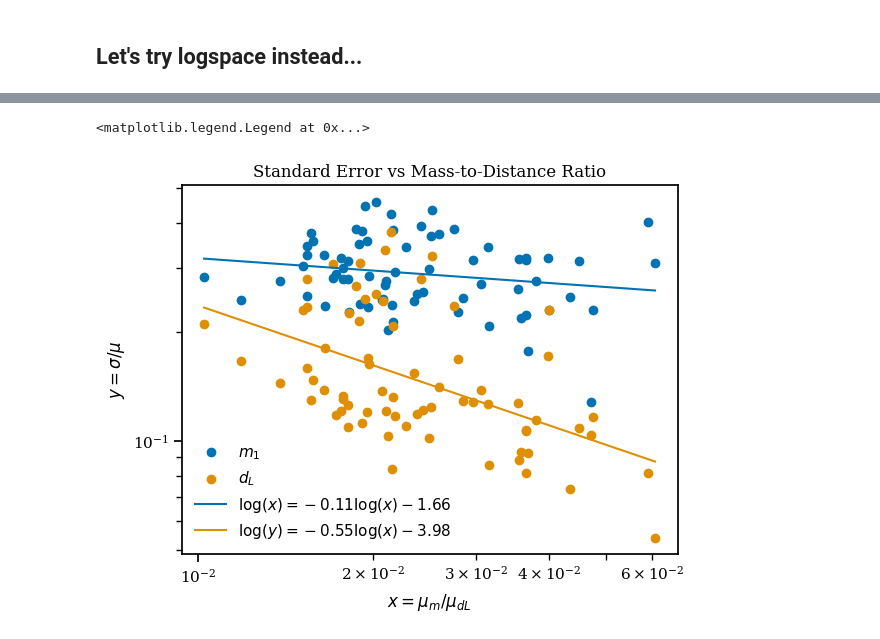
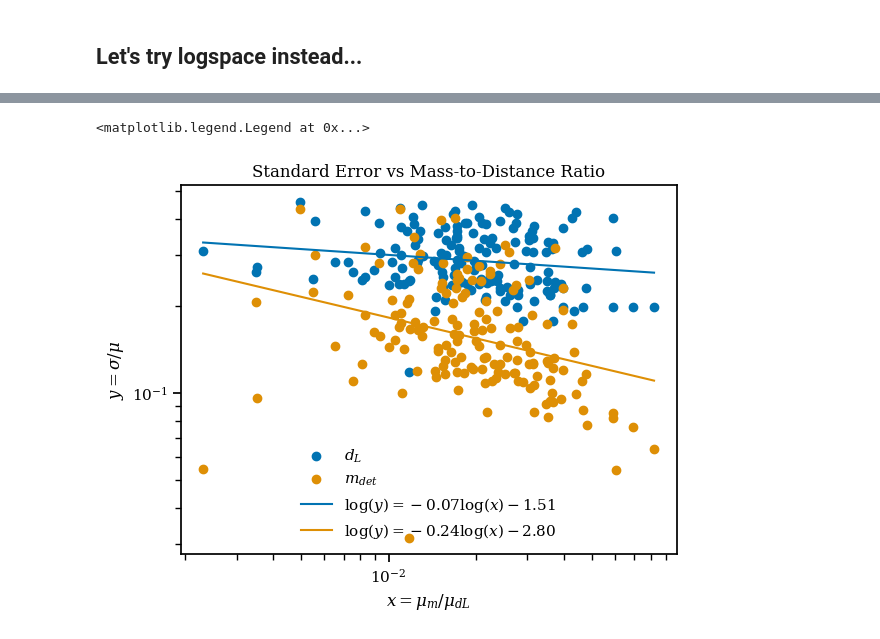
Before and after one commit to ctmurphey/Combined-O3ab, a Jupyter notebook: error-estimates.ipynb, the cells around one changed output, grey strips where cells are left out. Saved outputs shown, nothing was run; the diff lists cells and outputs as text; code cells hidden in the pictures.

```diff
--- a/error-estimates.ipynb
+++ b/error-estimates.ipynb
@@ -13,13 +13,15 @@ sns.set_context("notebook")
 sns.set_palette("colorblind")
 import matplotlib
 matplotlib.rcParams['font.family'] = 'serif' # so these plots can go into thesis
+matplotlib.rcParams['mathtext.fontset'] = 'dejavuserif'
 
 
 %matplotlib inline
 # %%
-O3a_samples = glob('O3a-samples/*comoving.h5')
+O3a_samples = glob('new_GWTC21/*mixed_cosmo.h5')
 O3b_samples = glob('O3b-samples/*mixed_cosmo.h5')
 
 print(len(O3a_samples))
 print(len(O3b_samples))
+O3ab_samples = O3a_samples + O3b_samples
 # %% [output]
@@ -61,23 +77,30 @@ dL_errs = []
 m_means = []
 dL_means = []
 
-for f in O3a_samples:
+for f in O3ab_samples:
     with h5py.File(f, 'r') as hf:
-        posterior = np.array(hf['PublicationSamples/posterior_samples'])
-        m_errs.append(np.std(posterior['mass_1']))
-        m_means.append(np.mean(posterior['mass_1']))
+        try:
+            posterior = np.array(hf['C01:Mixed/posterior_samples'])
+            m_errs.append(np.std(posterior['mass_1']))
+            m_means.append(np.mean(posterior['mass_1']))
+            m_errs.append(np.std(posterior['mass_2']))
+            m_means.append(np.mean(posterior['mass_2']))
 
-        dL_errs.append(np.std(posterior['luminosity_distance']))
-        dL_means.append(np.mean(posterior['luminosity_distance']))
+            dL_errs.append(np.std(posterior['luminosity_distance']))
+            dL_means.append(np.mean(posterior['luminosity_distance']))
+            dL_errs.append(np.std(posterior['luminosity_distance']))
+            dL_means.append(np.mean(posterior['luminosity_distance']))
+        except:
+            continue
 
-for f in O3b_samples:
-    with h5py.File(f, 'r') as hf:
-        posterior = np.array(hf['C01:Mixed/posterior_samples'])
-        m_errs.append(np.std(posterior['mass_1']))
-        m_means.append(np.mean(posterior['mass_1']))
+# for f in O3b_samples:
+#     with h5py.File(f, 'r') as hf:
+#         posterior = np.array(hf['C01:Mixed/posterior_samples'])
+#         m_errs.append(np.std(posterior['mass_1']))
+#         m_means.append(np.mean(posterior['mass_1']))
 
-        dL_errs.append(np.std(posterior['luminosity_distance']))
-        dL_means.append(np.mean(posterior['luminosity_distance']))
+#         dL_errs.append(np.std(posterior['luminosity_distance']))
+#         dL_means.append(np.mean(posterior['luminosity_distance']))
 plt.errorbar(dL_means, m_means, xerr=dL_errs, yerr=m_errs, fmt='.')
 # %% [output]
 <ErrorbarContainer object of 3 artists>
@@ -189,14 +212,14 @@ yfit_log_m = lambda x: np.exp(poly_m(np.log(x)))
 # %%
-plt.scatter(m_dl_cut, sigma_dl_cut, label=r"$m_1$")
-plt.scatter(m_dl_cut, sigma_m_cut,  label=r"$d_L$")
+plt.scatter(m_dl_cut, sigma_dl_cut, label=r"$d_L$")
+plt.scatter(m_dl_cut, sigma_m_cut,  label=r"$m_{det}$")
 plt.plot(np.sort(m_dl_cut), yfit_log_dl(np.sort(m_dl_cut)), label=r"$\log(y)=%.2f\log(x)%.2f$"%(coeffs_dl[0], coeffs_dl[1]))
 plt.plot(np.sort(m_dl_cut), yfit_log_m(np.sort(m_dl_cut)), label=r"$\log(y)=%.2f\log(x)%.2f$"%(coeffs_m[0], coeffs_m[1]))
 plt.title("Standard Error vs Mass-to-Distance Ratio")
 plt.xlabel(r"$x=\mu_m/\mu_{dL}$")
 plt.ylabel(r"$y=\sigma/\mu$")
 plt.xscale('log')
 plt.yscale('log')
 plt.legend(framealpha=0)
 # %% [output]
 <matplotlib.legend.Legend at 0x...>
-[figure, old version]
+[figure, new version]
```
Also changed, not shown: parts of 10 cells of this notebook, 1 other file.
